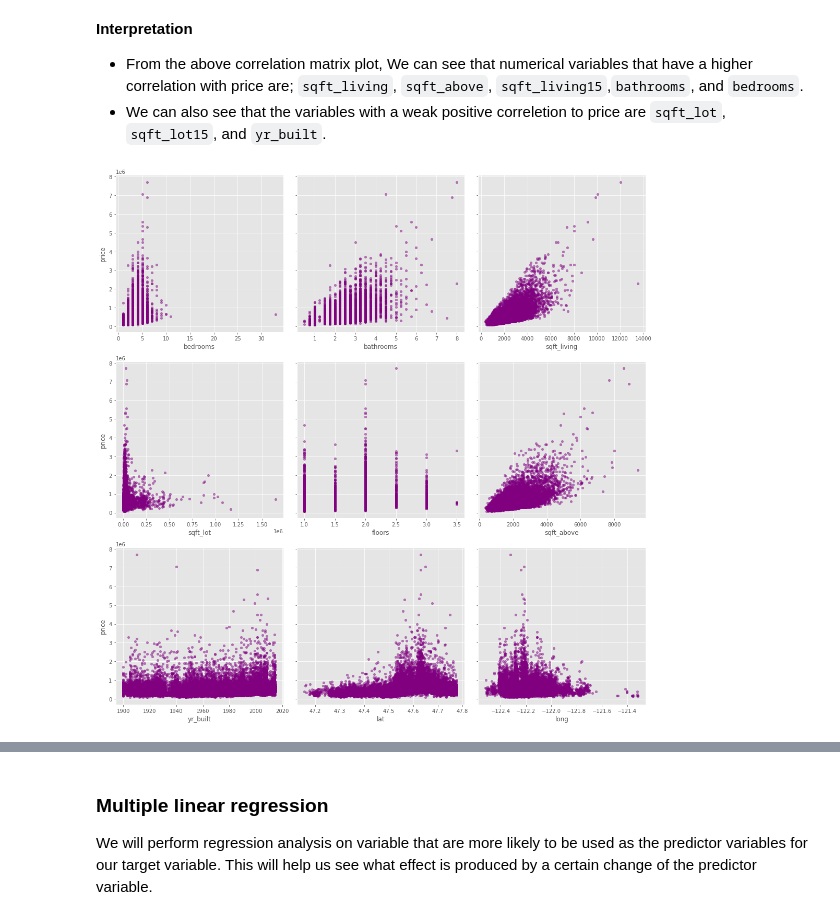
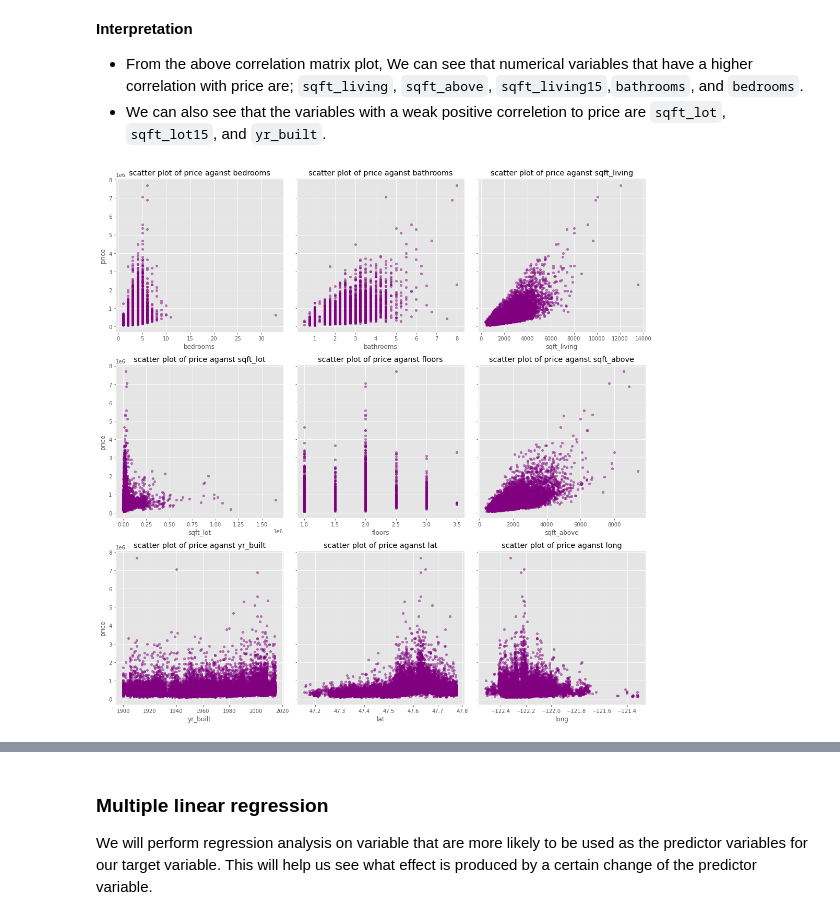
Before and after one commit to D-EKALE/KC-Housing-Project-2, a Jupyter notebook: student.ipynb, the cells around one changed output, grey strips where cells are left out. Drawn from its saved outputs; the diff is of its cells as text; code cells hidden in the pictures.

```diff
--- a/student.ipynb
+++ b/student.ipynb
@@ -286,23 +286,23 @@ TypeError: corr() got an unexpected keyword argument 'numeric_only'
 # %%
 # plotting multiple scatter plots of the various variables
 
 fig = plt.figure(figsize=(18,10))
 
 axes = fig.subplots(nrows=3, ncols=3, sharey=True)
 
 # defining a function to plot multiple scatter plots of the various variables
 def multiple_scatterplot(data, columns):
     for xcol, ax in zip(columns, axes.flatten()):
-        data.plot(kind='scatter', x=xcol, y='price', ax=ax, alpha=0.5, color='purple', figsize=(15,15))
+        data.plot(kind='scatter', x=xcol, y='price', ax=ax, alpha=0.5, color='purple', figsize=(15,15), title = 'scatter plot of price aganst ' + xcol )
 
 multiple_scatterplot(df, columns = ['bedrooms', 'bathrooms', 'sqft_living',
        'sqft_lot', 'floors',
        'sqft_above', 'yr_built', 'lat', 'long'])
 
 plt.tight_layout()
 plt.show()
 # %% [output]
-[figure, old version]
+[figure, new version]
 # %%
 # defining function to perform regression
 def model(data, y, x):
```
Also changed, not shown: parts of 5 cells of this notebook.
